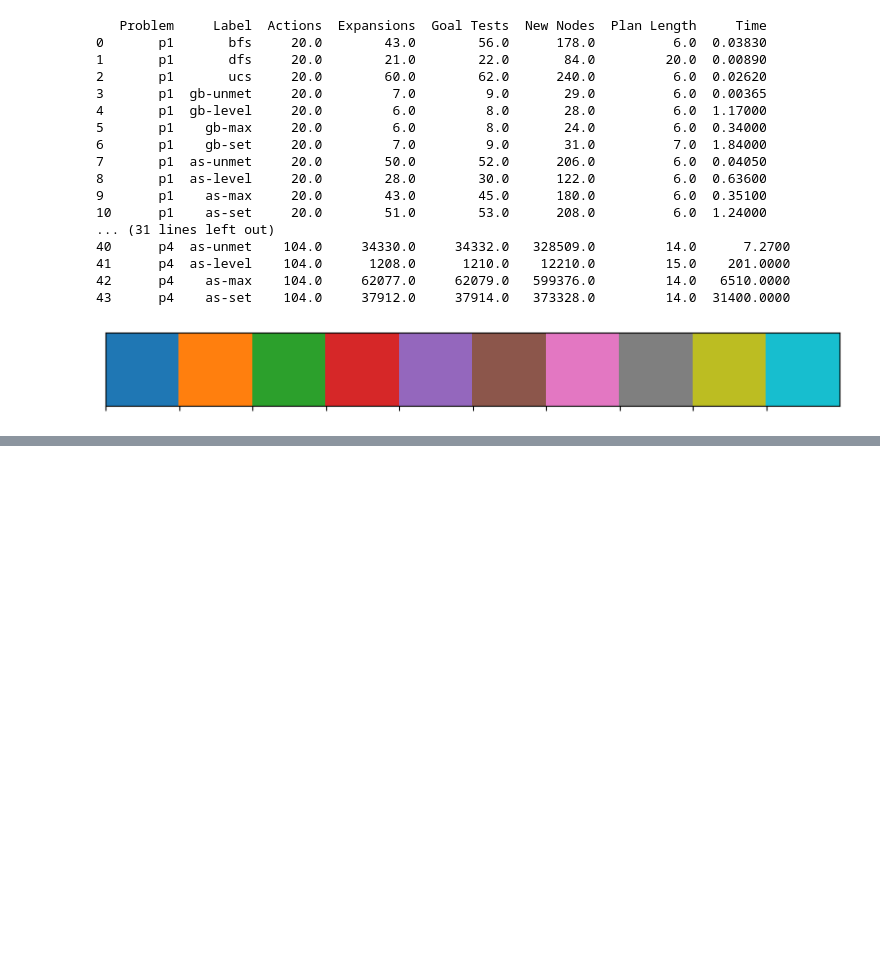
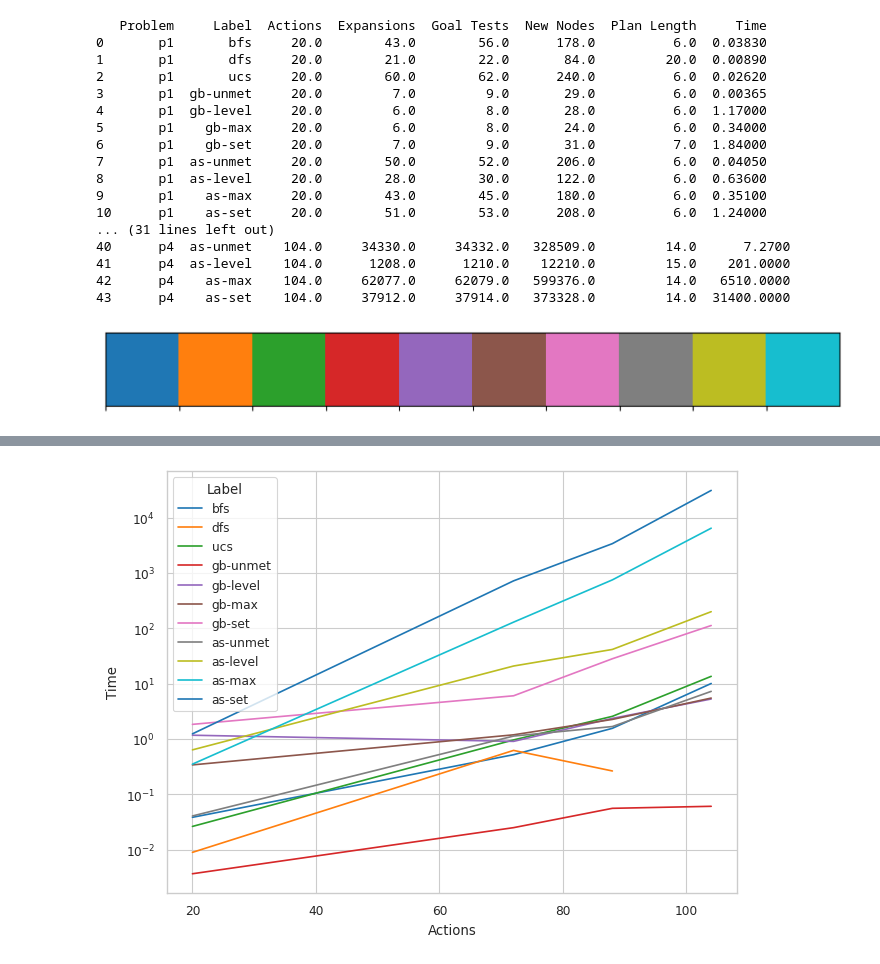
Before and after one commit to F18/ai-aircargo-planning-agent, a Jupyter notebook: ai-aircargo-planning-agent/report/post-processing.ipynb, the cells around one changed output, grey strips where cells are left out. Saved outputs shown, nothing was run; the diff lists cells and outputs as text; code cells hidden in the pictures; blank space fills up the shorter version.

Commit message:
feat: Post process for time study and plan length

```diff
--- a/ai-aircargo-planning-agent/report/post-processing.ipynb
+++ b/ai-aircargo-planning-agent/report/post-processing.ipynb
@@ -94,0 +79,19 @@ plt.show()
+# %%
+# Time Plot
+fig, ax = plt.subplots()
+fig.tight_layout()
+#ax.set_title('Expansions vs Actions')
+ax.set_xlabel('Actions')
+ax.set_ylabel('Time')
+ax.set_yscale('log')
+g = sns.lineplot(
+    data = df,
+    x='Actions',
+    y='Time',
+    hue='Label',
+    palette="tab10",
+)
+fig.savefig('time_vs_actions.png', dpi=600)
+plt.show()
+# %% [output]
+[figure, added]
```
Also changed, not shown: parts of 3 cells of this notebook, 4 other files.
